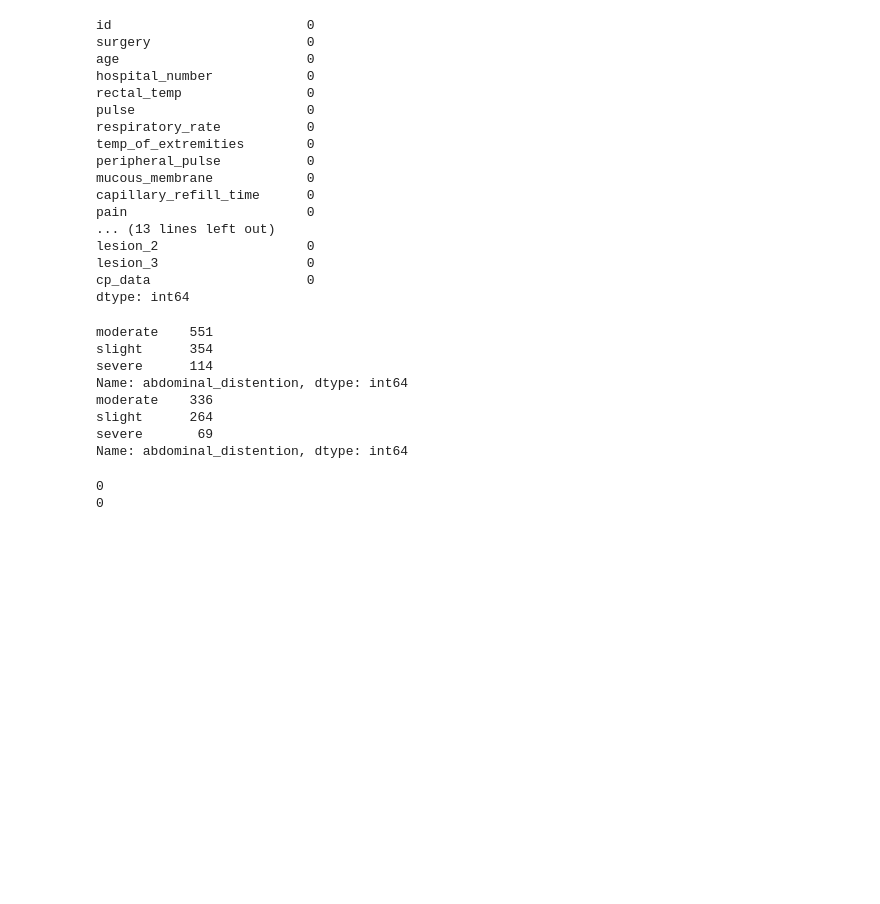
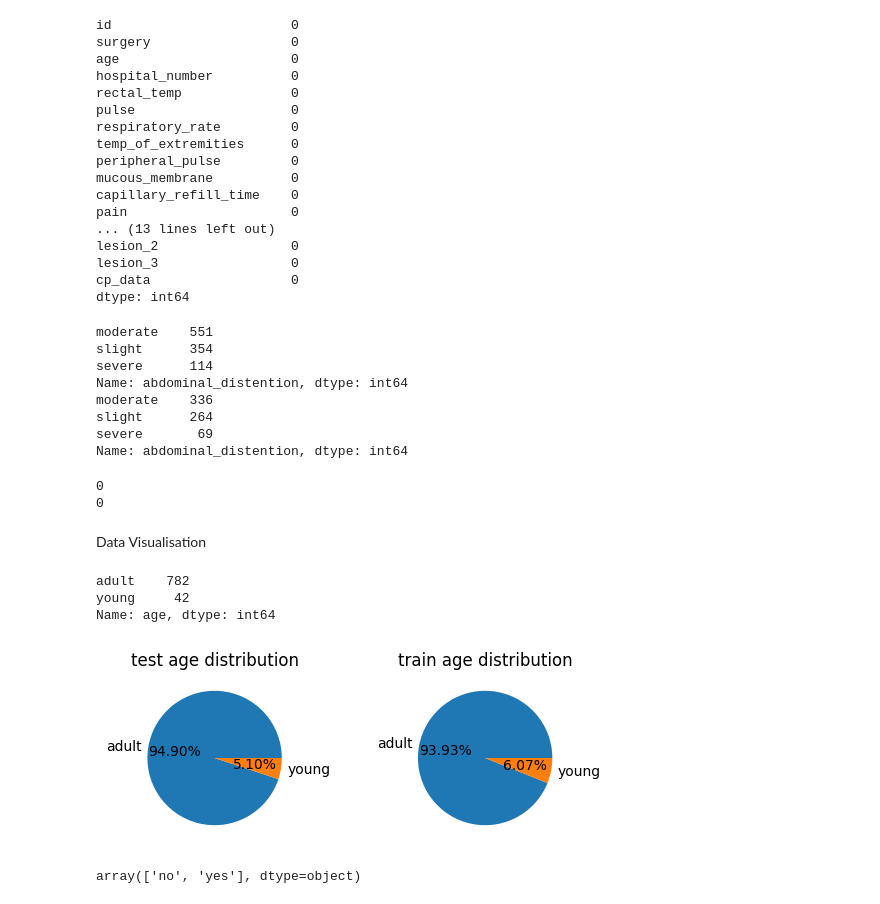
Before and after one commit to iamabhaytiwari343/Machine-Learning, a Jupyter notebook: Predict Health Outcomes of Horses/notebook.ipynb, the cells around one changed output. Cells and saved outputs as stored; diff of their text form; code cells hidden in the pictures; blank space fills up the shorter version.

Commit message:
plotting distribution of surgery and age

```diff
--- a/Predict Health Outcomes of Horses/notebook.ipynb
+++ b/Predict Health Outcomes of Horses/notebook.ipynb
@@ -121,3 +123,5 @@ print(count_in_test)
 # %% [output]
 0
 0
+# %% [markdown]
+Data Visualisation
@@ -123,0 +130,23 @@ print(count_in_test)
+# %%
+test['age'].value_counts()
+# %% [output]
+adult    782
+young     42
+Name: age, dtype: int64
+# %%
+frequency = test['age'].value_counts()
+frequency1 = train['age'].value_counts()
+fig = plt.figure()
+ax = fig.add_subplot(221)
+ay = fig.add_subplot(222)
+ax.pie(frequency, labels=['adult', 'young'], autopct='%1.2f%%')
+ax.set_title('test age distribution')
+ay.pie(frequency1, labels=['adult', 'young'], autopct='%1.2f%%')
+ay.set_title('train age distribution')
+plt.show()
+# %% [output]
+[figure, added]
+# %%
+test['surgery'].unique()
+# %% [output]
+array(['no', 'yes'], dtype=object)
```
Also changed, not shown: parts of 3 cells of this notebook.
